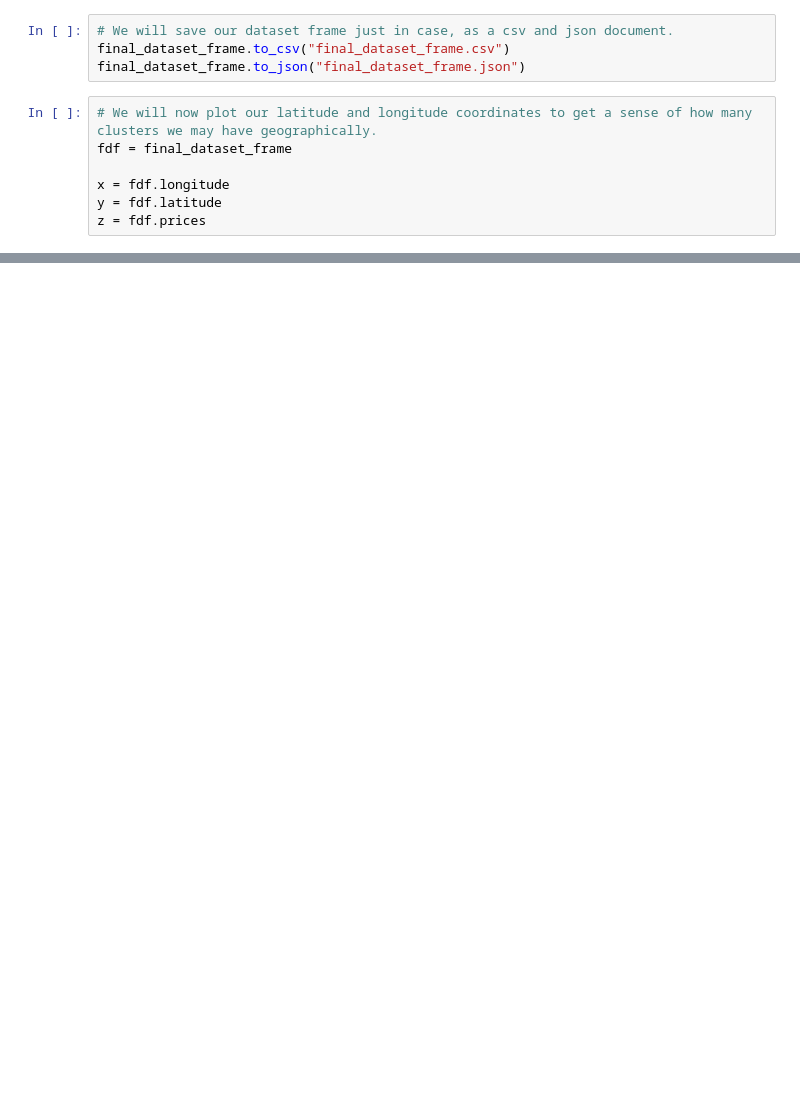
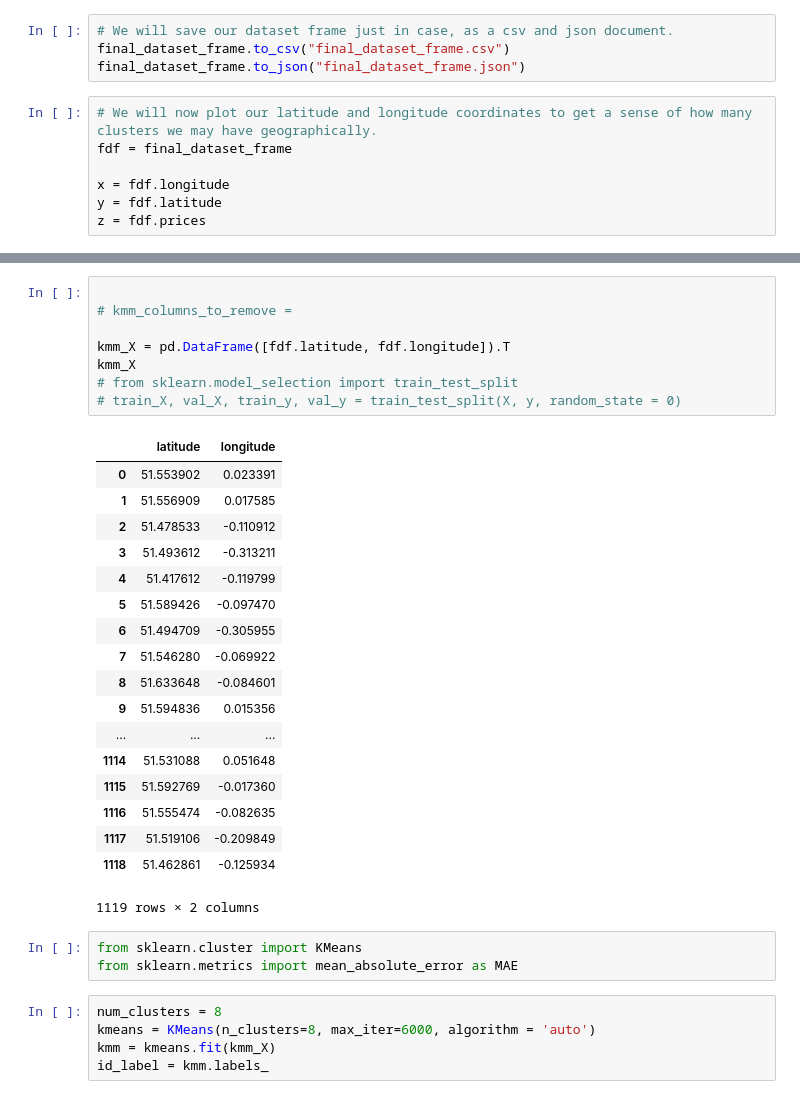
Before and after one commit to snagdy/web_scraping_ml_and_restful_api, a Jupyter notebook: scratchpads/web_scraping_scratch_pad.ipynb, the cells around one changed output, grey strips where cells are left out. Drawn from its saved outputs; the diff is of its cells as text; blank space fills up the shorter version.

Commit message:
Added with code to get more data, and actual data files from OSM API.

```diff
--- a/scratchpads/web_scraping_scratch_pad.ipynb
+++ b/scratchpads/web_scraping_scratch_pad.ipynb
@@ -292,0 +385,35 @@ ax.scatter(x, y, z)
+# %%
+
+# kmm_columns_to_remove =
+
+kmm_X = pd.DataFrame([fdf.latitude, fdf.longitude]).T
+kmm_X
+# from sklearn.model_selection import train_test_split
+# train_X, val_X, train_y, val_y = train_test_split(X, y, random_state = 0)
+# %% [output]
+|  | latitude | longitude |
+| 0 | 51.553902 | 0.023391 |
+| 1 | 51.556909 | 0.017585 |
+| 2 | 51.478533 | -0.110912 |
+| 3 | 51.493612 | -0.313211 |
+| 4 | 51.417612 | -0.119799 |
+| 5 | 51.589426 | -0.097470 |
+| 6 | 51.494709 | -0.305955 |
+| 7 | 51.546280 | -0.069922 |
+| 8 | 51.633648 | -0.084601 |
+| 9 | 51.594836 | 0.015356 |
+| ... | ... | ... |
+| 1114 | 51.531088 | 0.051648 |
+| 1115 | 51.592769 | -0.017360 |
+| 1116 | 51.555474 | -0.082635 |
+| 1117 | 51.519106 | -0.209849 |
+| 1118 | 51.462861 | -0.125934 |
+1119 rows × 2 columns
+# %%
+from sklearn.cluster import KMeans
+from sklearn.metrics import mean_absolute_error as MAE
+# %%
+num_clusters = 8
+kmeans = KMeans(n_clusters=8, max_iter=6000, algorithm = 'auto')
+kmm = kmeans.fit(kmm_X)
+id_label = kmm.labels_
```
Also changed, not shown: parts of 25 cells of this notebook, 13 other files.
